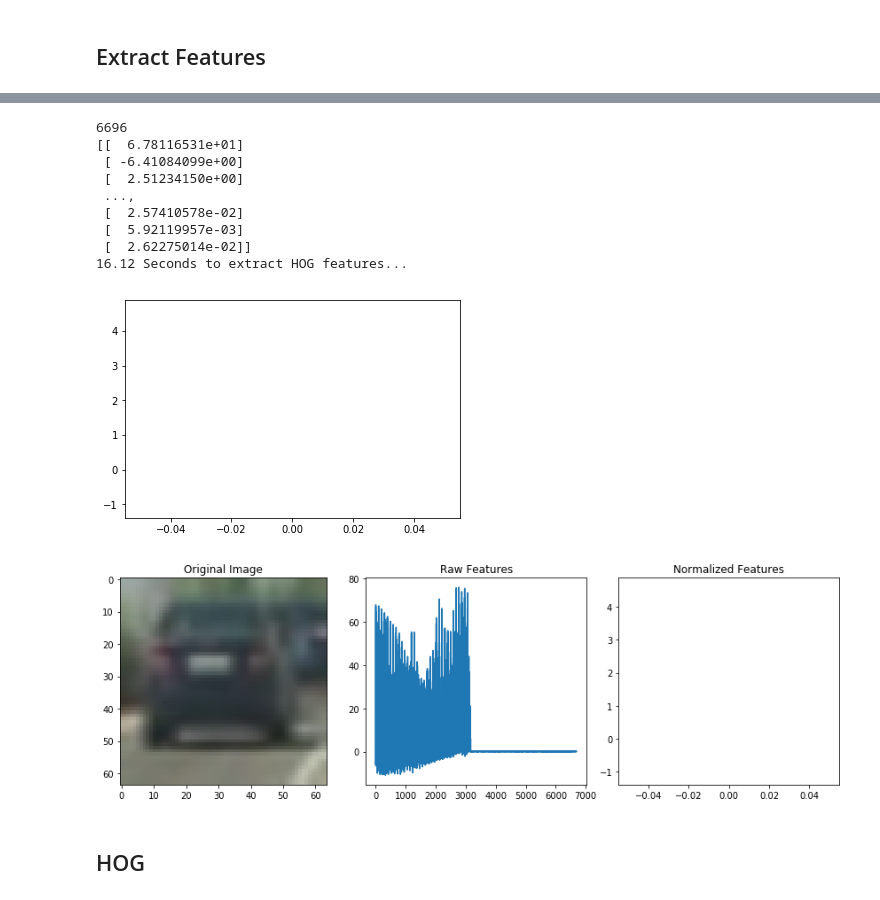
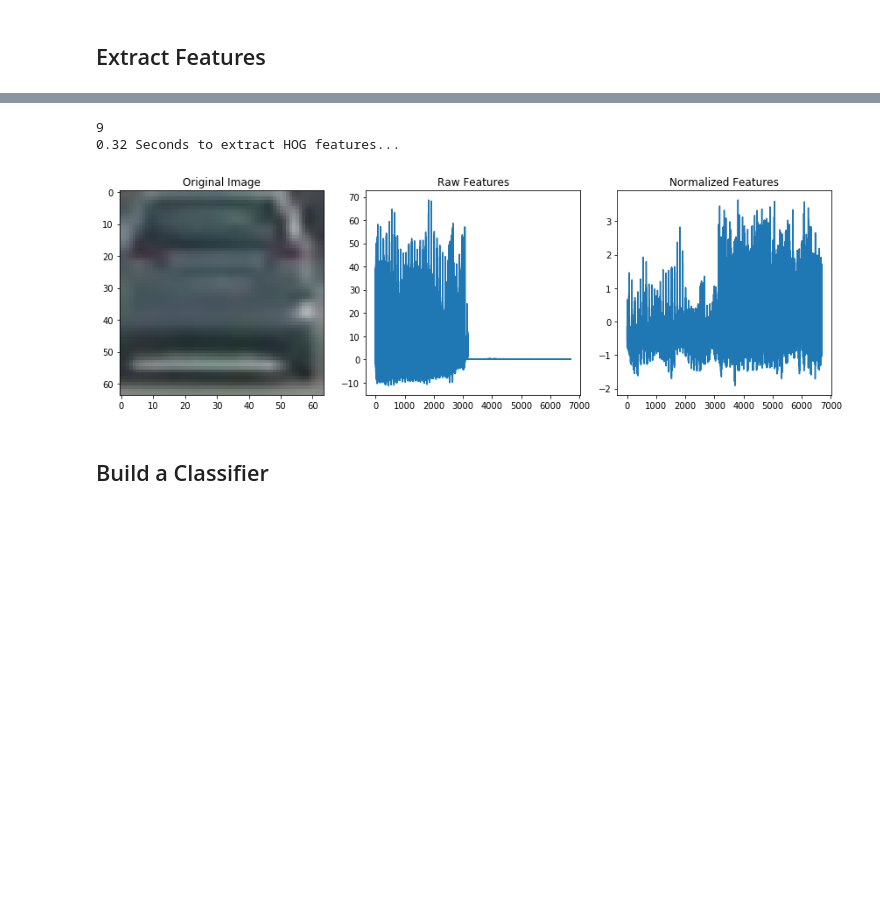
Before and after one commit to Maesla/Vehicle-Detection, a Jupyter notebook: vehicle_detection.ipynb, the cells around one changed output, grey strips where cells are left out. Drawn from its saved outputs; the diff is of its cells as text; code cells hidden in the pictures; blank space fills up the shorter version.

```diff
--- a/vehicle_detection.ipynb
+++ b/vehicle_detection.ipynb
@@ -193,3 +178,17 @@ print(len(new_non_vehicle_images_path))
+# %%
+
+
+def extract_features(img_paths, extrator):
+    # Create a list to append feature vectors to
+    features = []
+    # Iterate through the list of images
+    for file in img_paths:
+        file_features = []
+        # Read in each one by one
+        image = mpimg.imread(file)
+        feature = extractor.extract(image)
+        features.append(feature)
+    return features
 # %%
 import matplotlib.image as mpimg
 import matplotlib.pyplot as plt
@@ -203,55 +202,68 @@ from sklearn.preprocessing import StandardScaler
 test_image = mpimg.imread(vehicle_img_path[0])
 #print(test_image)
 
 colorspace = 'LUV' # Can be RGB, HSV, LUV, HLS, YUV, YCrCb
 orient = 6
 pix_per_cell = 8
 cell_per_block = 2
 hog_channel = "ALL" # Can be 0, 1, 2, or "ALL"
 
 
 extractor = Feature_extractor(color_space=colorspace, orient=orient,
                         pix_per_cell=pix_per_cell, cell_per_block=cell_per_block,
                         hog_channel=hog_channel)
 
 t=time.time()
-car_features = extractor.extract(test_image)
+#car_features = extractor.extract(test_image)
+len_car_images = len(new_vehicle_images_path)
+car_features = extract_features(new_vehicle_images_path, extractor)
+notcar_features = extract_features(new_non_vehicle_images_path, extractor)
 
 a = len(car_features)
 print(a)
+
+X = np.vstack((car_features, notcar_features)).astype(np.float64)
+# Fit a per-column scaler
+X_scaler = StandardScaler().fit(X)
+# Apply the scaler to X
+scaled_X = X_scaler.transform(X)
+
 #X = np.vstack((car_features)).astype(np.float64)
 #X_scaler = StandardScaler().fit(X)
 #r = X_scaler.transform(np.array(car_features).reshape(1, -1))
 # Apply the scaler to X
 #scaled_X = X_scaler.transform(X)
 #print(X)
 #plt.plot(r)
 
 t2 = time.time()
 print(round(t2-t, 2), 'Seconds to extract HOG features...')
 
-fig = plt.figure(figsize=(12,4))
-plt.subplot(131)
-plt.imshow(test_image)
-plt.title('Original Image')
-plt.subplot(132)
-plt.plot(car_features)
-plt.title('Raw Features')
-#plt.subplot(133)
-#plt.plot(r)
-#plt.title('Normalized Features')
-fig.tight_layout()
+if len(car_features) > 0:
+    # Create an array stack of feature vectors
+    X = np.vstack((car_features, notcar_features)).astype(np.float64)
+    # Fit a per-column scaler
+    X_scaler = StandardScaler().fit(X)
+    # Apply the scaler to X
+    scaled_X = X_scaler.transform(X)
+    car_ind = np.random.randint(0, len_car_images)
+    # Plot an example of raw and scaled features
+    fig = plt.figure(figsize=(12,4))
+    plt.subplot(131)
+    plt.imshow(mpimg.imread(new_vehicle_images_path[car_ind]))
+    plt.title('Original Image')
+    plt.subplot(132)
+    plt.plot(X[car_ind])
+    plt.title('Raw Features')
+    plt.subplot(133)
+    plt.plot(scaled_X[car_ind])
+    plt.title('Normalized Features')
+    fig.tight_layout()
+else:
+    print('Your function only returns empty feature vectors...')
 # %% [output]
-6696
-[[  6.78116531e+01]
- [ -6.41084099e+00]
- [  2.51234150e+00]
- ...,
- [  2.57410578e-02]
- [  5.92119957e-03]
- [  2.62275014e-02]]
-16.12 Seconds to extract HOG features...
+9
+0.32 Seconds to extract HOG features...
-[figure, old version]
+[figure, new version]
-[figure, removed]
-# %% [markdown]
-## HOG
+# %% [markdown]
+## Build a Classifier
```
Also changed, not shown: parts of 3 cells of this notebook.
